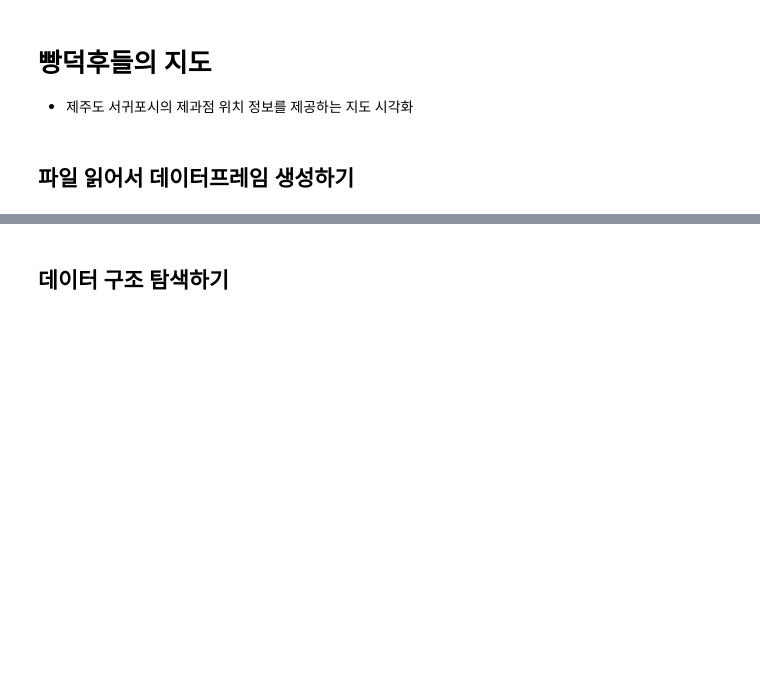
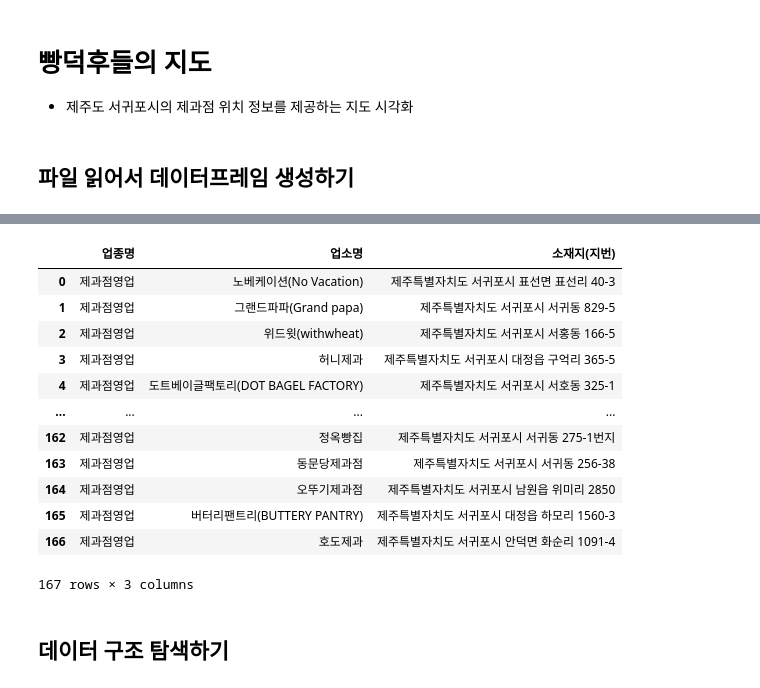
Before and after one commit to antoinet21/dataAnalysis, a Jupyter notebook: 2_데이터분석_06_지도에시각화_빵덕후지도_완성.ipynb, the cells around one changed output, grey strips where cells are left out. Drawn from its saved outputs; the diff is of its cells as text; code cells hidden in the pictures; blank space fills up the shorter version.

```diff
--- a/2_데이터분석_06_지도에시각화_빵덕후지도_완성.ipynb
+++ b/2_데이터분석_06_지도에시각화_빵덕후지도_완성.ipynb
@@ -52,6 +52,23 @@ df.head()
 | 2 | 제과점영업 | 위드윗(withwheat) | 제주특별자치도 서귀포시 중앙로 261 (서홍동) | 제주특별자치도 서귀포시 서홍동 166-5 | 33.267520 | 126.558177 | 2024-04-01 |
 | 3 | 제과점영업 | 허니제과 | 제주특별자치도 서귀포시 대정읍 서광남로 77, 1층 | 제주특별자치도 서귀포시 대정읍 구억리 365-5 | 33.280342 | 126.301778 | 2024-04-01 |
 | 4 | 제과점영업 | 도트베이글팩토리(DOT BAGEL FACTORY) | 제주특별자치도 서귀포시 서호호근로96번길 20 (서호동) | 제주특별자치도 서귀포시 서호동 325-1 | 33.255598 | 126.526362 | 2024-04-01 |
+# %%
+# 특정 컬럼의 인덱스로 추출 ()
+df.iloc[:, [0,1,3]]
+# %% [output]
+|  | 업종명 | 업소명 | 소재지(지번) |
+| 0 | 제과점영업 | 노베케이션(No Vacation) | 제주특별자치도 서귀포시 표선면 표선리 40-3 |
+| 1 | 제과점영업 | 그랜드파파(Grand papa) | 제주특별자치도 서귀포시 서귀동 829-5 |
+| 2 | 제과점영업 | 위드윗(withwheat) | 제주특별자치도 서귀포시 서홍동 166-5 |
+| 3 | 제과점영업 | 허니제과 | 제주특별자치도 서귀포시 대정읍 구억리 365-5 |
+| 4 | 제과점영업 | 도트베이글팩토리(DOT BAGEL FACTORY) | 제주특별자치도 서귀포시 서호동 325-1 |
+| ... | ... | ... | ... |
+| 162 | 제과점영업 | 정옥빵집 | 제주특별자치도 서귀포시 서귀동 275-1번지 |
+| 163 | 제과점영업 | 동문당제과점 | 제주특별자치도 서귀포시 서귀동 256-38 |
+| 164 | 제과점영업 | 오뚜기제과점 | 제주특별자치도 서귀포시 남원읍 위미리 2850 |
+| 165 | 제과점영업 | 버터리팬트리(BUTTERY PANTRY) | 제주특별자치도 서귀포시 대정읍 하모리 1560-3 |
+| 166 | 제과점영업 | 호도제과 | 제주특별자치도 서귀포시 안덕면 화순리 1091-4 |
+167 rows × 3 columns
 # %% [markdown]
 ## 데이터 구조 탐색하기
 # %%
```
Also changed, not shown: parts of 12 cells of this notebook.
